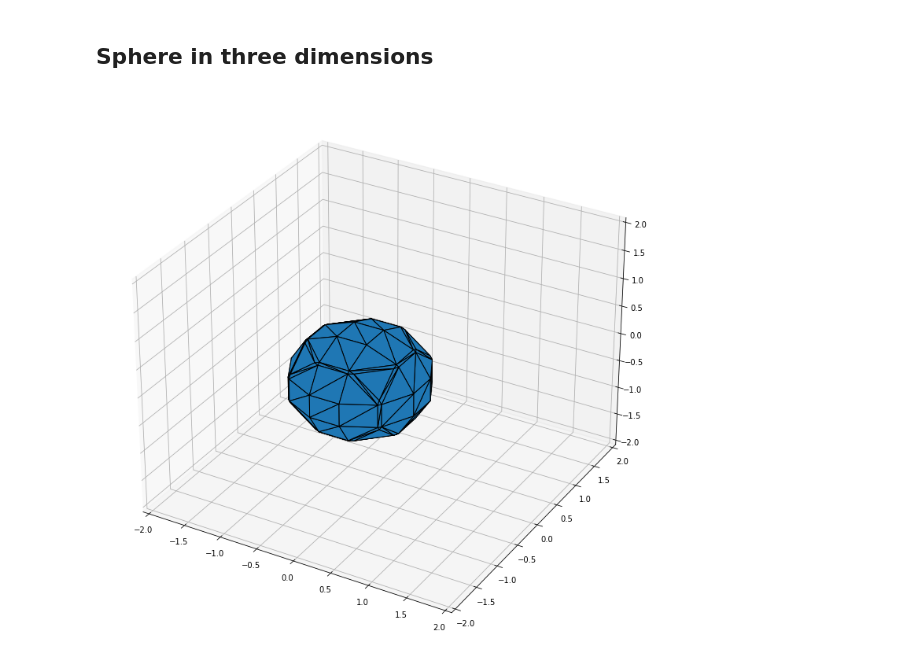
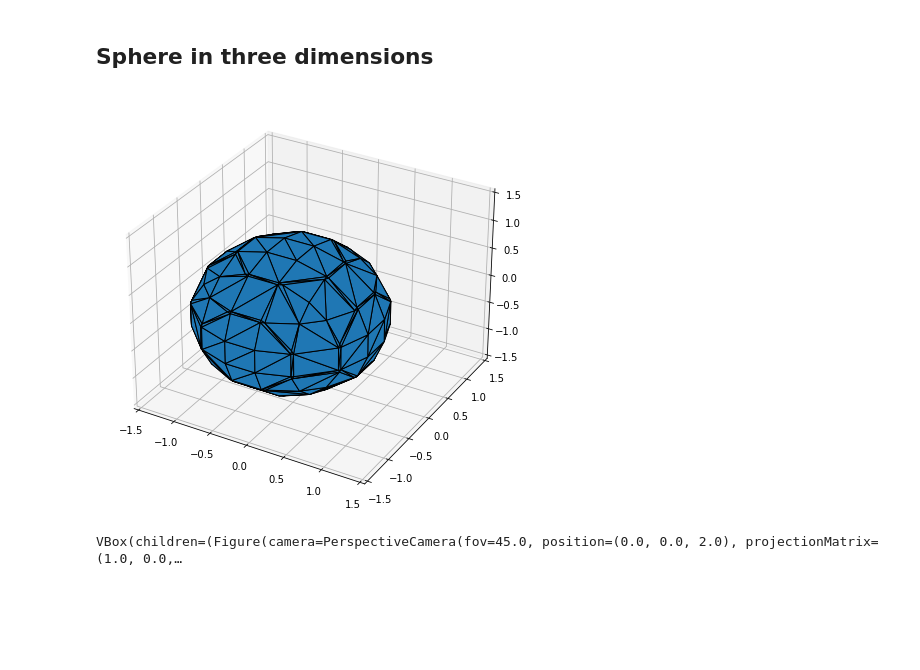
Before and after one commit to niklasschmitz/sdf_jax, a Jupyter notebook: implicit.ipynb, the cells around one changed output. Saved outputs shown, nothing was run; the diff lists cells and outputs as text; code cells hidden in the pictures; blank space fills up the shorter version.

Commit message:
Add discretize3d

```diff
--- a/implicit.ipynb
+++ b/implicit.ipynb
@@ -45,28 +51,52 @@ plot2d(sdf_sphere, ngrid=50)
 # %%
 import numpy as np
 from mpl_toolkits.mplot3d.art3d import Poly3DCollection
 from skimage import measure
 
-def plot3d(sdf, xlims=(-2,2), ylims=(-2,2), zlims=(-2,2), ngrid=10):
-    xs = jnp.meshgrid(jnp.linspace(*xlims, ngrid),
-                      jnp.linspace(*ylims, ngrid),
-                      jnp.linspace(*zlims, ngrid))
+@partial(jax.jit, static_argnums=(0,2))
+def discretize3d(sdf, xyz_lims, ngrid):
+    xs = jnp.meshgrid(jnp.linspace(*xyz_lims, ngrid),
+                      jnp.linspace(*xyz_lims, ngrid),
+                      jnp.linspace(*xyz_lims, ngrid))
     xs = jnp.stack(xs, axis=-1) # (nx, ny, nz, 3)
-    fxs = vmap(vmap(vmap(sdf_sphere)))(xs)
+    ys = vmap(vmap(vmap(sdf)))(xs)
+    return xs, ys
 
-    verts, faces, normals, values = measure.marching_cubes(np.array(fxs), 0)
+def plot3d(sdf, xyz_lims=(-2,2), ngrid=10):
+    xs, ys = discretize3d(sdf, xyz_lims, ngrid)
+    verts, faces, normals, values = measure.marching_cubes(np.array(ys), 0)
     verts = (verts / 10) * 4 - 2
 
-    fig = plt.figure(figsize=(10, 10))
+    fig = plt.figure(figsize=(6, 6))
     ax = fig.add_subplot(111, projection='3d')
     mesh = Poly3DCollection(verts[faces])
     mesh.set_edgecolor('k')
     ax.add_collection3d(mesh)
-    ax.set_xlim(*xlims)
-    ax.set_ylim(*ylims)
-    ax.set_zlim(*zlims)
+    ax.set_xlim(*xyz_lims)
+    ax.set_ylim(*xyz_lims)
+    ax.set_zlim(*xyz_lims)
     plt.tight_layout()
 
-plot3d(sdf_sphere)
+plot3d(sdf_sphere, (-1.5, 1.5))
 # %% [output]
-[figure, old version]
+[figure, new version]
+# %%
+import numpy as np
+from skimage import measure
+import ipyvolume as ipv
+
+def plot3d(sdf, xyz_lims=(-2,2), ngrid=10):
+    xs, ys = discretize3d(sdf, xyz_lims, ngrid)
+    verts, triangles, normals, values = measure.marching_cubes(np.array(ys), 0)
+    verts = (verts / 10) * 4 - 2
+
+    ipv.figure()
+    mesh = ipv.plot_trisurf(*verts.T, triangles=triangles, color='orange')
+    # and also mark the vertices
+    ipv.scatter(*verts.T, marker='sphere', color='blue')
+    ipv.xyzlim(*xyz_lims)
+
+plot3d(sdf_sphere)
+ipv.show()
+# %% [output]
+VBox(children=(Figure(camera=PerspectiveCamera(fov=45.0, position=(0.0, 0.0, 2.0), projectionMatrix=(1.0, 0.0,…
```
Also changed, not shown: parts of 1 cell of this notebook.
